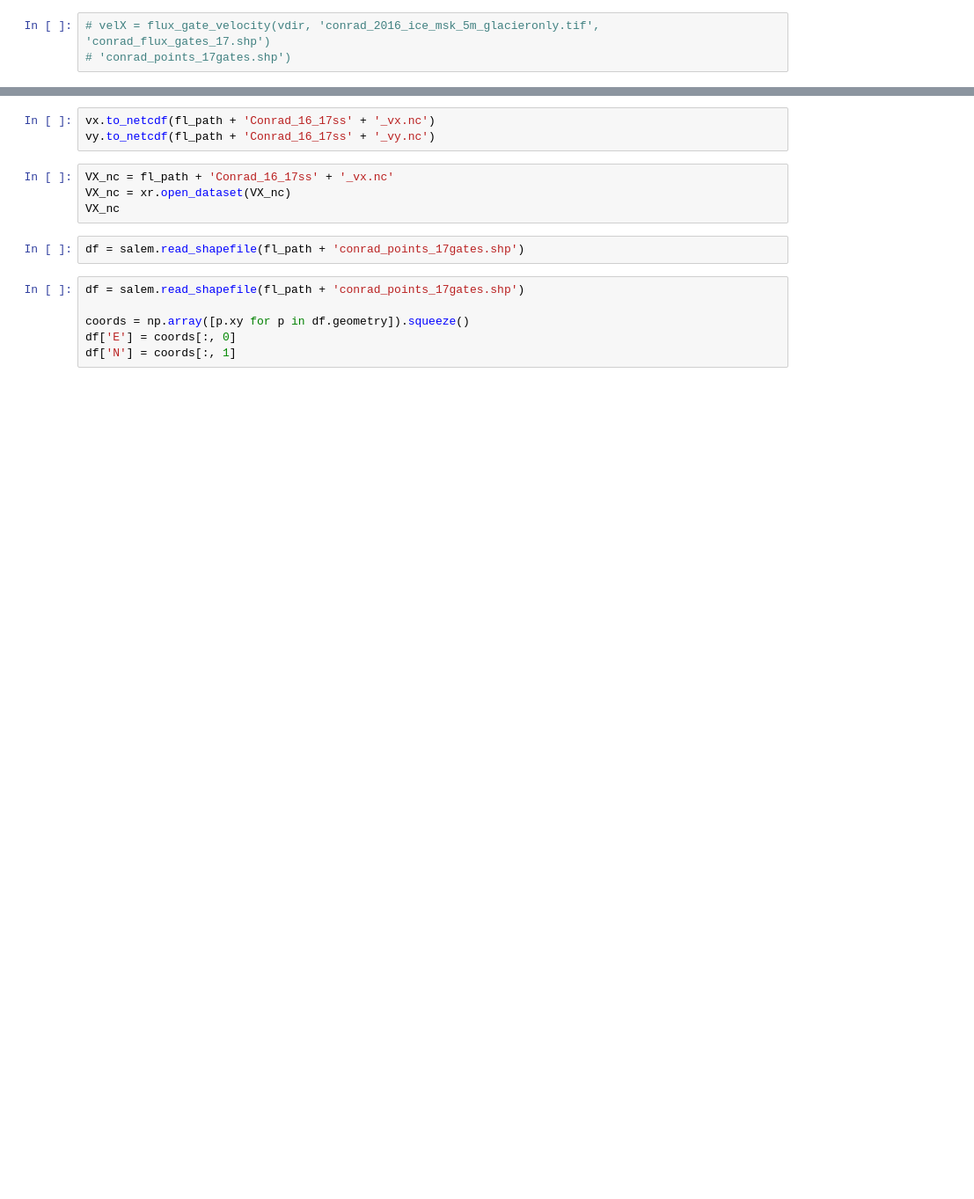
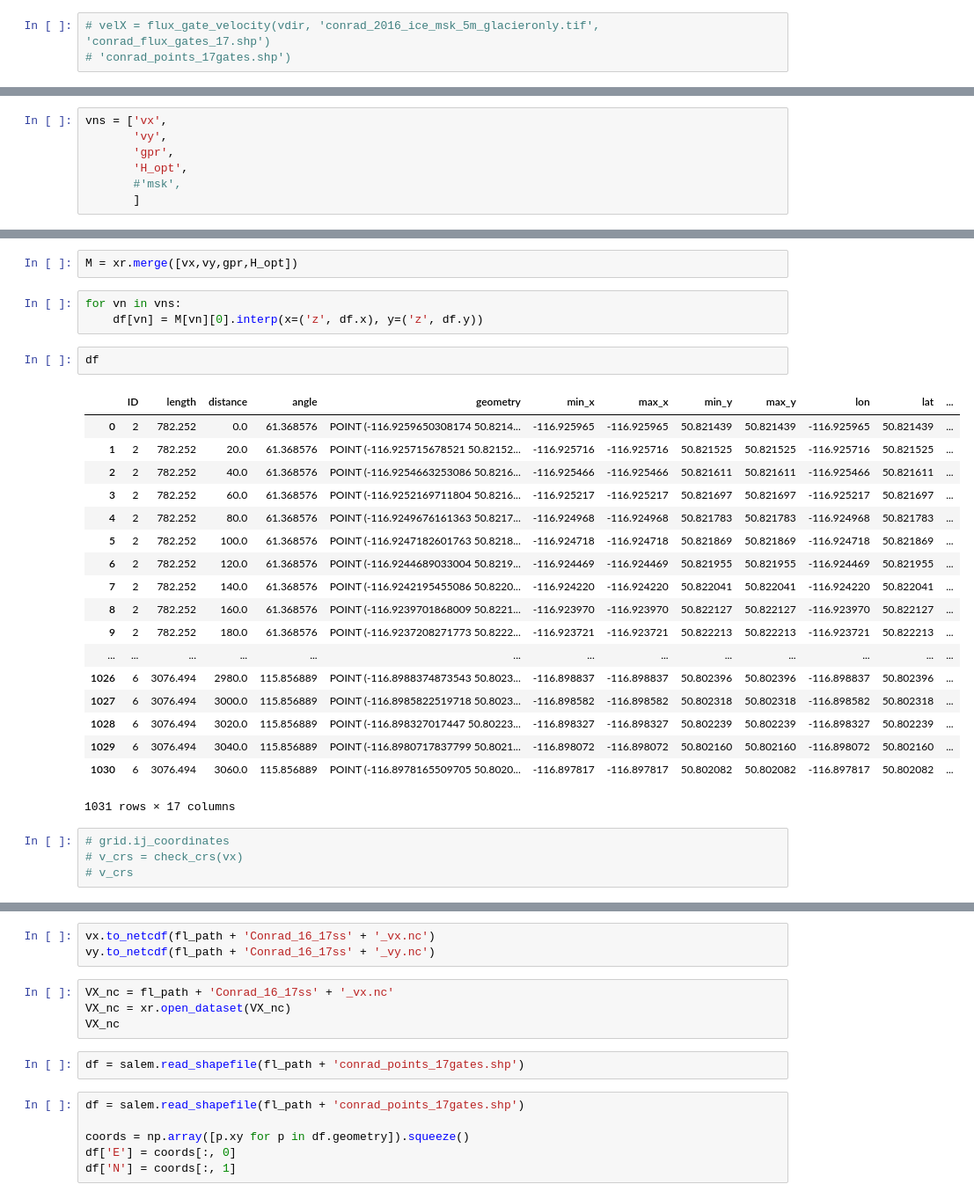
Before and after one commit to bpelto/ice_dynamics, a Jupyter notebook: flux_gate_velocity.ipynb, the cells around one changed output, grey strips where cells are left out. Shown: that part at 88% size. Saved outputs shown, nothing was run; the diff lists cells and outputs as text; blank space fills up the shorter version.

```diff
--- a/flux_gate_velocity.ipynb
+++ b/flux_gate_velocity.ipynb
@@ -145,0 +177,7 @@ vel_Z_dir = math.cos
+# %%
+vns = ['vx',
+       'vy',
+       'gpr',
+       'H_opt',
+       #'msk',
+       ]
@@ -145,0 +188,30 @@ vel_Z_dir = math.cos
+# %%
+M = xr.merge([vx,vy,gpr,H_opt])
+# %%
+for vn in vns:
+    df[vn] = M[vn][0].interp(x=('z', df.x), y=('z', df.y))
+# %%
+df
+# %% [output]
+|  | ID | length | distance | angle | geometry | min_x | max_x | min_y | max_y | lon | lat | ... |
+| 0 | 2 | 782.252 | 0.0 | 61.368576 | POINT (-116.9259650308174 50.8214... | -116.925965 | -116.925965 | 50.821439 | 50.821439 | -116.925965 | 50.821439 | ... |
+| 1 | 2 | 782.252 | 20.0 | 61.368576 | POINT (-116.925715678521 50.82152... | -116.925716 | -116.925716 | 50.821525 | 50.821525 | -116.925716 | 50.821525 | ... |
+| 2 | 2 | 782.252 | 40.0 | 61.368576 | POINT (-116.9254663253086 50.8216... | -116.925466 | -116.925466 | 50.821611 | 50.821611 | -116.925466 | 50.821611 | ... |
+| 3 | 2 | 782.252 | 60.0 | 61.368576 | POINT (-116.9252169711804 50.8216... | -116.925217 | -116.925217 | 50.821697 | 50.821697 | -116.925217 | 50.821697 | ... |
+| 4 | 2 | 782.252 | 80.0 | 61.368576 | POINT (-116.9249676161363 50.8217... | -116.924968 | -116.924968 | 50.821783 | 50.821783 | -116.924968 | 50.821783 | ... |
+| 5 | 2 | 782.252 | 100.0 | 61.368576 | POINT (-116.9247182601763 50.8218... | -116.924718 | -116.924718 | 50.821869 | 50.821869 | -116.924718 | 50.821869 | ... |
+| 6 | 2 | 782.252 | 120.0 | 61.368576 | POINT (-116.9244689033004 50.8219... | -116.924469 | -116.924469 | 50.821955 | 50.821955 | -116.924469 | 50.821955 | ... |
+| 7 | 2 | 782.252 | 140.0 | 61.368576 | POINT (-116.9242195455086 50.8220... | -116.924220 | -116.924220 | 50.822041 | 50.822041 | -116.924220 | 50.822041 | ... |
+| 8 | 2 | 782.252 | 160.0 | 61.368576 | POINT (-116.9239701868009 50.8221... | -116.923970 | -116.923970 | 50.822127 | 50.822127 | -116.923970 | 50.822127 | ... |
+| 9 | 2 | 782.252 | 180.0 | 61.368576 | POINT (-116.9237208271773 50.8222... | -116.923721 | -116.923721 | 50.822213 | 50.822213 | -116.923721 | 50.822213 | ... |
+| ... | ... | ... | ... | ... | ... | ... | ... | ... | ... | ... | ... | ... |
+| 1026 | 6 | 3076.494 | 2980.0 | 115.856889 | POINT (-116.8988374873543 50.8023... | -116.898837 | -116.898837 | 50.802396 | 50.802396 | -116.898837 | 50.802396 | ... |
+| 1027 | 6 | 3076.494 | 3000.0 | 115.856889 | POINT (-116.8985822519718 50.8023... | -116.898582 | -116.898582 | 50.802318 | 50.802318 | -116.898582 | 50.802318 | ... |
+| 1028 | 6 | 3076.494 | 3020.0 | 115.856889 | POINT (-116.898327017447 50.80223... | -116.898327 | -116.898327 | 50.802239 | 50.802239 | -116.898327 | 50.802239 | ... |
+| 1029 | 6 | 3076.494 | 3040.0 | 115.856889 | POINT (-116.8980717837799 50.8021... | -116.898072 | -116.898072 | 50.802160 | 50.802160 | -116.898072 | 50.802160 | ... |
+| 1030 | 6 | 3076.494 | 3060.0 | 115.856889 | POINT (-116.8978165509705 50.8020... | -116.897817 | -116.897817 | 50.802082 | 50.802082 | -116.897817 | 50.802082 | ... |
+1031 rows × 17 columns
+# %%
+# grid.ij_coordinates
+# v_crs = check_crs(vx)
+# v_crs
```
Also changed, not shown: parts of 32 cells of this notebook.
